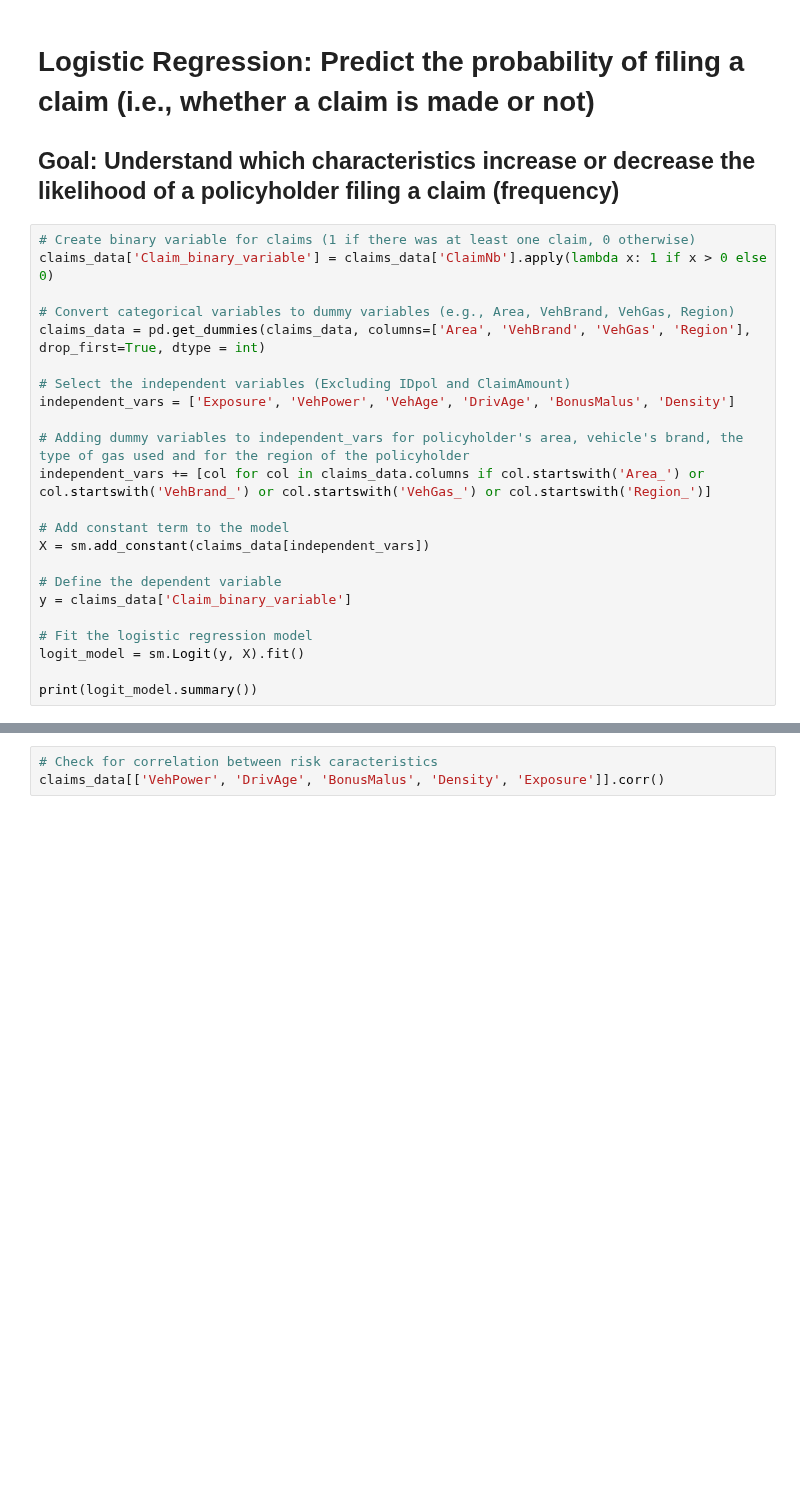
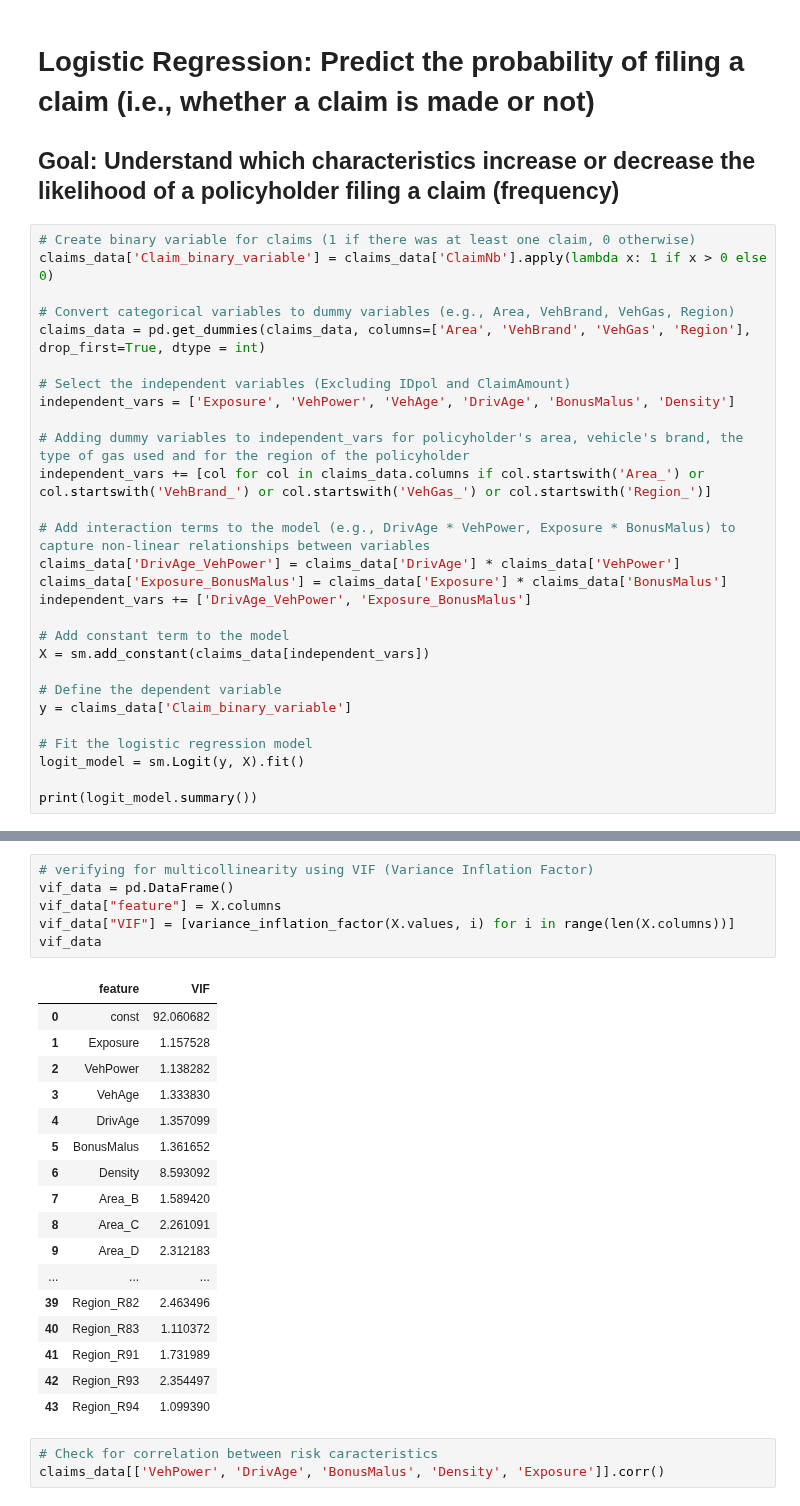
Before and after one commit to ThomasDeConinck/Assurance-Code-Python, a Jupyter notebook: assurances Code Python Case.ipynb, the cells around one changed output, grey strips where cells are left out. Drawn from its saved outputs; the diff is of its cells as text; blank space fills up the shorter version.

```diff
--- a/assurances Code Python Case.ipynb
+++ b/assurances Code Python Case.ipynb
@@ -494,6 +494,11 @@ independent_vars = ['Exposure', 'VehPower', 'VehAge', 'DrivAge', 'BonusMalus', '
 # Adding dummy variables to independent_vars for policyholder's area, vehicle's brand, the type of gas used and for the region of the policyholder
 independent_vars += [col for col in claims_data.columns if col.startswith('Area_') or col.startswith('VehBrand_') or col.startswith('VehGas_') or col.startswith('Region_')]
 
+# Add interaction terms to the model (e.g., DrivAge * VehPower, Exposure * BonusMalus) to capture non-linear relationships between variables
+claims_data['DrivAge_VehPower'] = claims_data['DrivAge'] * claims_data['VehPower']
+claims_data['Exposure_BonusMalus'] = claims_data['Exposure'] * claims_data['BonusMalus']
+independent_vars += ['DrivAge_VehPower', 'Exposure_BonusMalus']
+
 # Add constant term to the model
 X = sm.add_constant(claims_data[independent_vars])
 
@@ -525,3 +588,27 @@ Region_R94         0.2256      0.240      0.939      0.348      -0.245       0.6
+# %%
+# verifying for multicollinearity using VIF (Variance Inflation Factor)
+vif_data = pd.DataFrame()
+vif_data["feature"] = X.columns
+vif_data["VIF"] = [variance_inflation_factor(X.values, i) for i in range(len(X.columns))]
+vif_data
+# %% [output]
+|  | feature | VIF |
+| 0 | const | 92.060682 |
+| 1 | Exposure | 1.157528 |
+| 2 | VehPower | 1.138282 |
+| 3 | VehAge | 1.333830 |
+| 4 | DrivAge | 1.357099 |
+| 5 | BonusMalus | 1.361652 |
+| 6 | Density | 8.593092 |
+| 7 | Area_B | 1.589420 |
+| 8 | Area_C | 2.261091 |
+| 9 | Area_D | 2.312183 |
+| ... | ... | ... |
+| 39 | Region_R82 | 2.463496 |
+| 40 | Region_R83 | 1.110372 |
+| 41 | Region_R91 | 1.731989 |
+| 42 | Region_R93 | 2.354497 |
+| 43 | Region_R94 | 1.099390 |
 # %%
 # Check for correlation between risk caracteristics
 claims_data[['VehPower', 'DrivAge', 'BonusMalus', 'Density', 'Exposure']].corr()
```
Also changed, not shown: parts of 4 cells of this notebook.
